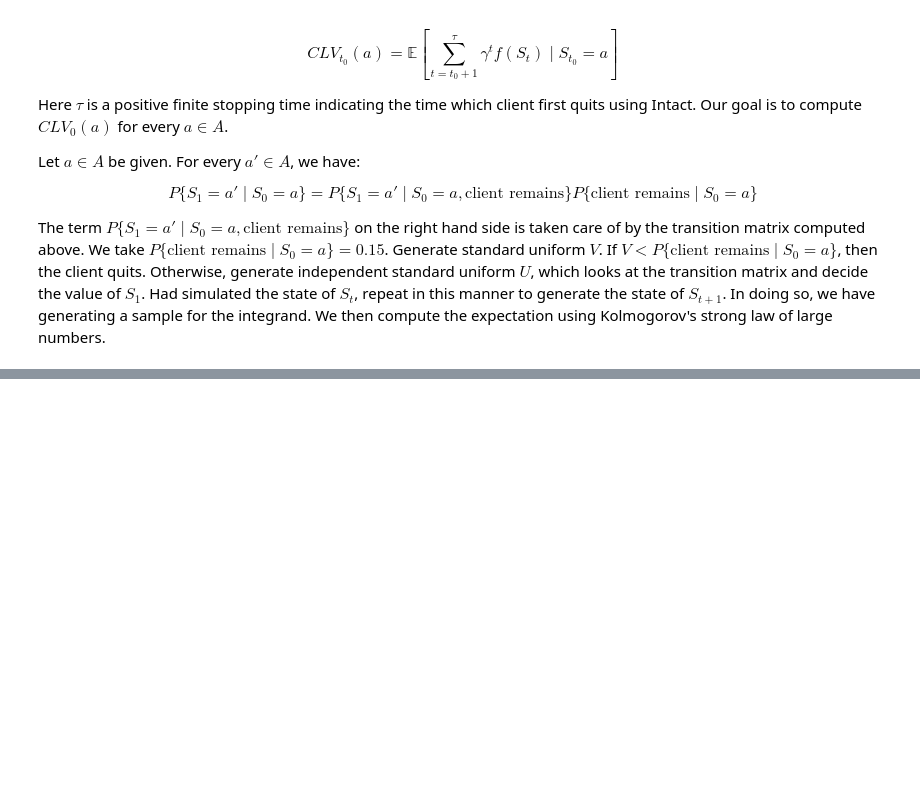
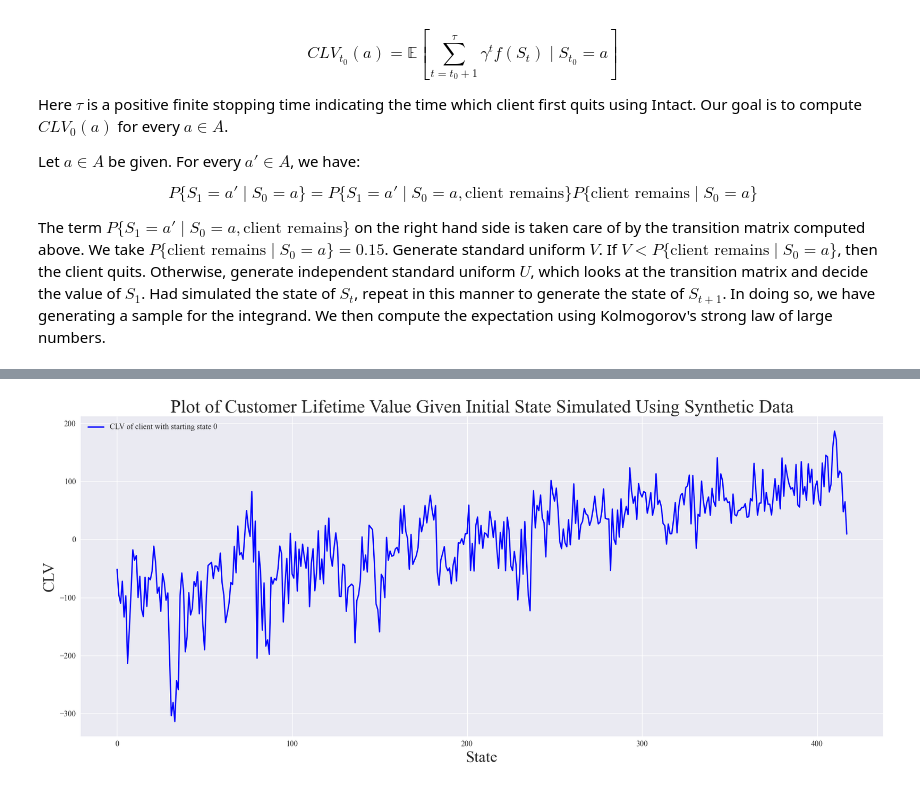
Before and after one commit to Udem-sessions-passees/Intact_Atelier_2023_08_21, a Jupyter notebook: decision_tree_and_clv_computation.ipynb, the cells around one changed output, grey strips where cells are left out. Saved outputs shown, nothing was run; the diff lists cells and outputs as text; code cells hidden in the pictures; blank space fills up the shorter version.

Commit message:
presentation result slide added

```diff
--- a/decision_tree_and_clv_computation.ipynb
+++ b/decision_tree_and_clv_computation.ipynb
@@ -306,0 +310,38 @@ print(CLV_0)
+# %%
+import matplotlib.pyplot as plt
+import numpy as np
+import matplotlib.font_manager as fm
+
+# Set Times New Roman font
+font_path = fm.findfont(fm.FontProperties(family='Times New Roman'))
+font_prop = fm.FontProperties(fname=font_path, size=12)
+
+# Create some sample data (replace this with your array)
+x = np.arange(len(CLV_0))
+y = np.array(CLV_0)
+
+# Use Times New Roman font for the whole plot
+plt.rcParams['font.family'] = 'Times New Roman'
+
+# Set up the plot
+plt.figure(figsize=(18, 8))  # Adjust the figure size as needed
+plt.plot(x, y, label='CLV of client with starting state 0', color='blue', linewidth=2)
+
+# Customize plot elements
+plt.title('Plot of Customer Lifetime Value Given Initial State Simulated Using Synthetic Data', fontsize=28)
+plt.xlabel('State', fontsize=24)
+plt.ylabel('CLV', fontsize=24)
+plt.xticks(fontsize=12)
+plt.yticks(fontsize=12)
+plt.grid(True)
+plt.legend(fontsize=12)
+
+# Add additional customization for aesthetics
+plt.style.use('seaborn')  # Apply a nice style
+plt.tight_layout()  # Ensure the plot elements are properly spaced
+
+# Save or display the plot
+plt.savefig('result_plot.png')  # Save the plot to a file
+plt.show()  # Display the plot on the screen
+# %% [output]
+[figure, added]
```
Also changed, not shown: parts of 8 cells of this notebook, 5 other files.
